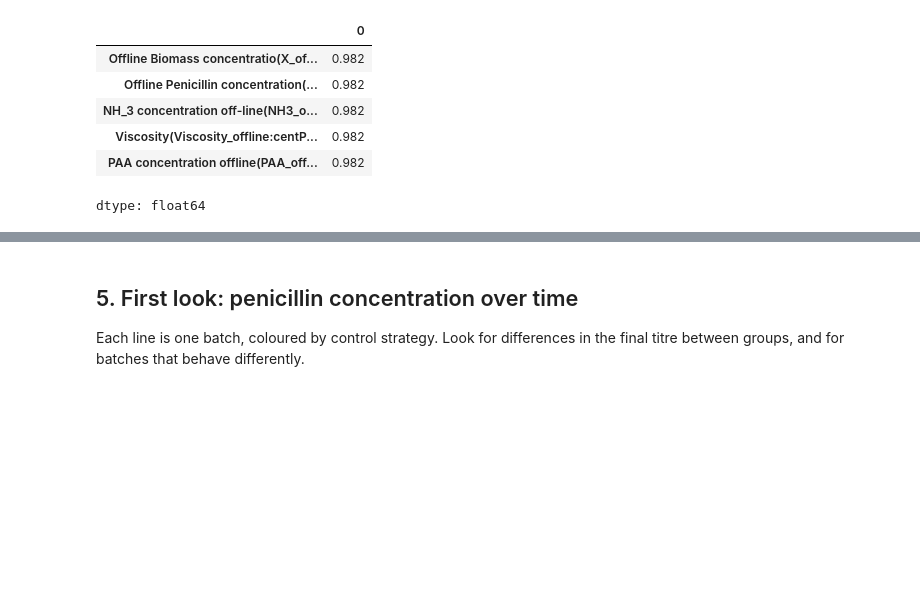
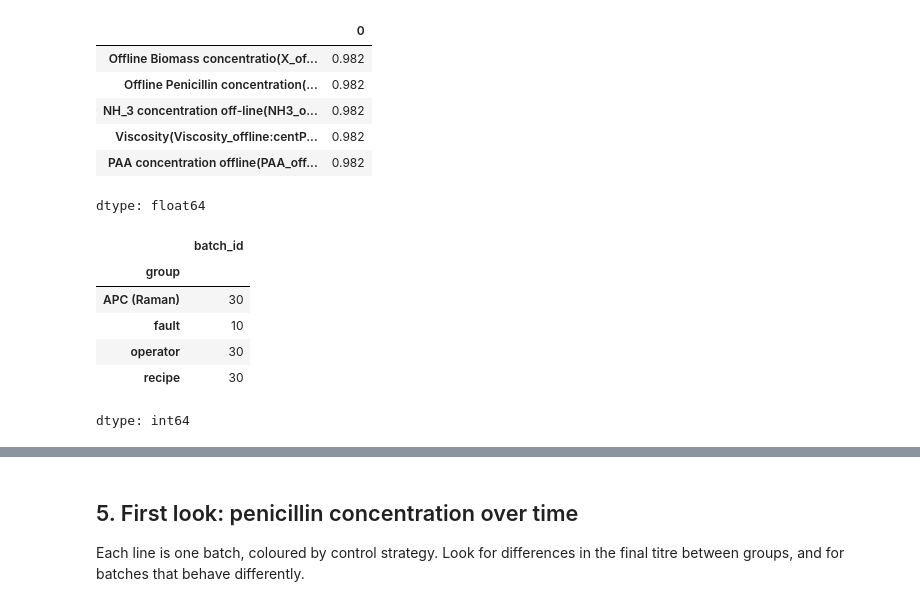
Before and after one commit to AHichem/resilient-process-monitoring, a Jupyter notebook: notebooks/01_load_and_explore.ipynb, the cells around one changed output, grey strips where cells are left out. Cells and saved outputs as stored; diff of their text form; code cells hidden in the pictures; blank space fills up the shorter version.

```diff
--- a/notebooks/01_load_and_explore.ipynb
+++ b/notebooks/01_load_and_explore.ipynb
@@ -266,3 +266,14 @@ missing[missing > 0].round(3)
 | Viscosity(Viscosity_offline:centP... | 0.982 |
 | PAA concentration offline(PAA_off... | 0.982 |
 dtype: float64
+# %%
+# share of batch per group
+df.groupby('group')['batch_id'].nunique()
+# %% [output]
+|  | batch_id |
+| group |  |
+| APC (Raman) | 30 |
+| fault | 10 |
+| operator | 30 |
+| recipe | 30 |
+dtype: int64
```
Also changed, not shown: parts of 3 cells of this notebook.
